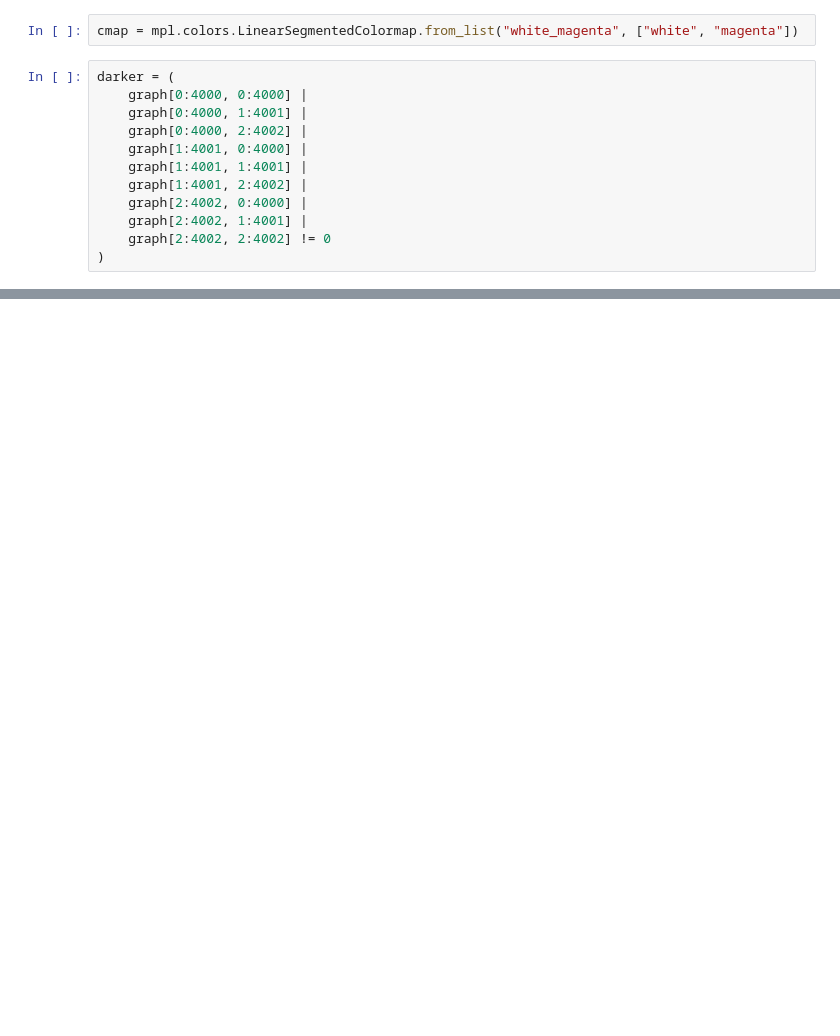
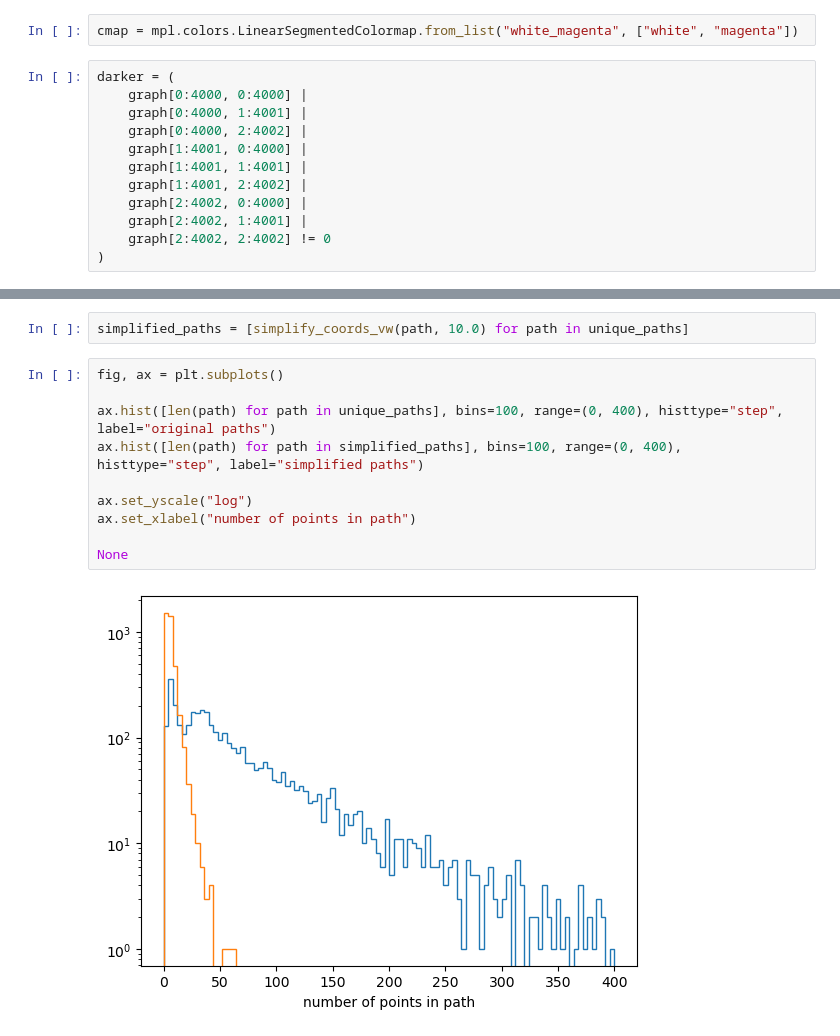
Before and after one commit to dsi-rse/gully-map, a Jupyter notebook: notebooks/quick-graph-analysis.ipynb, the cells around one changed output, grey strips where cells are left out. Cells and saved outputs as stored; diff of their text form; blank space fills up the shorter version.

```diff
--- a/notebooks/quick-graph-analysis.ipynb
+++ b/notebooks/quick-graph-analysis.ipynb
@@ -229,0 +203,14 @@ None
+# %%
+simplified_paths = [simplify_coords_vw(path, 10.0) for path in unique_paths]
+# %%
+fig, ax = plt.subplots()
+
+ax.hist([len(path) for path in unique_paths], bins=100, range=(0, 400), histtype="step", label="original paths")
+ax.hist([len(path) for path in simplified_paths], bins=100, range=(0, 400), histtype="step", label="simplified paths")
+
+ax.set_yscale("log")
+ax.set_xlabel("number of points in path")
+
+None
+# %% [output]
+[figure, added]
```
Also changed, not shown: parts of 30 cells of this notebook, 1 other file.
